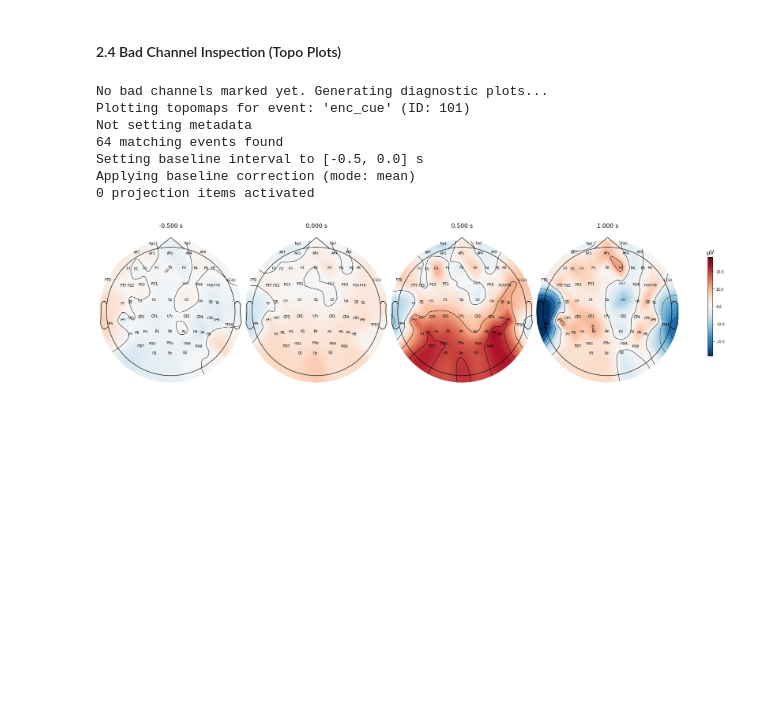
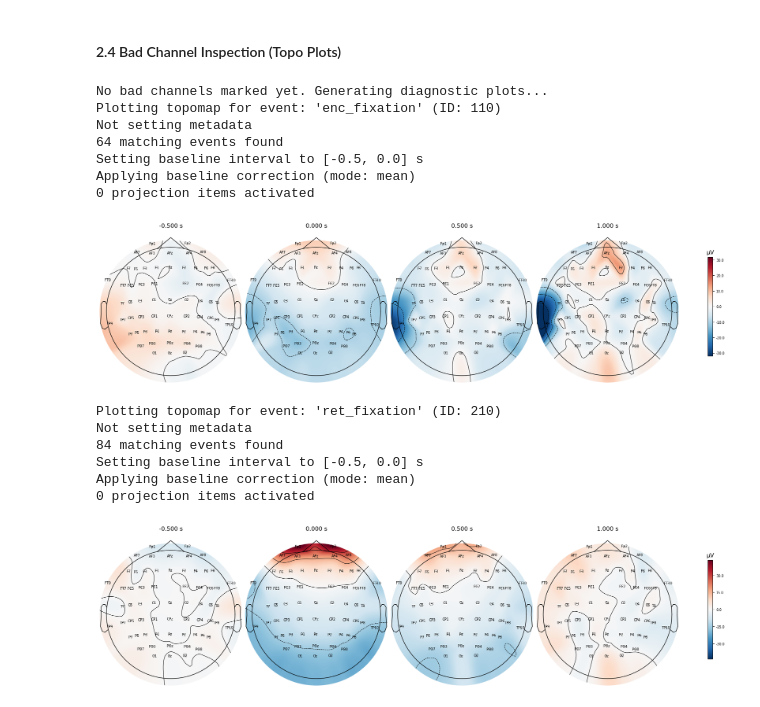
Before and after one commit to noah-mba/LOC_analysis, a Jupyter notebook: scripts/eeg/c_sanity_check_signal_marker_and_channels 2026_06_12.ipynb, the cells around one changed output. Drawn from its saved outputs; the diff is of its cells as text; code cells hidden in the pictures; blank space fills up the shorter version.

```diff
--- a/scripts/eeg/c_sanity_check_signal_marker_and_channels 2026_06_12.ipynb
+++ b/scripts/eeg/c_sanity_check_signal_marker_and_channels 2026_06_12.ipynb
@@ -100,56 +100,71 @@ raw_eeg.info['bads'] = []
 # %%
 # 1. Check if bads are already marked
 current_bads = raw_eeg.info['bads']
 
 if len(current_bads) > 0:
     print(f"Bad channels are already marked: {current_bads}")
     print("Skipping automatic visualization. (If you want to re-check, clear 'raw_eeg.info['bads']' first).")
 
 else:
     print("No bad channels marked yet. Generating diagnostic plots...")
 
-    # 2. Define the specific event we want to inspect
-    target_event_name = 'enc_fixation'
-    target_event_id = 110
+    # 2. Define both events as list of tuples: (name, id)
+    target_events = [
+        ('enc_fixation', 110),
+        ('ret_fixation', 210),
+    ]
 
-    # Re-extract events (just to be safe and ensure we have the latest)
-    events, event_dict = mne.events_from_annotations(
-        raw_eeg,
-        event_id={target_event_name: target_event_id}, # Verhindert den 10.000er Offset!
-        verbose=False
-    )
-    # Check if our target ID exists in the events
-    if target_event_id in events[:, 2]:
-        print(f"Plotting topomaps for event: '{target_event_name}' (ID: {target_event_id})")
+    for event_name, event_id in target_events:
 
-        # 3. Create Epochs for the specific event
+        # 3. Extract events for this specific event only
+        events, _ = mne.events_from_annotations(
+            raw_eeg,
+            event_id={event_name: event_id},
+            verbose=False
+        )
+
+        # 4. Check if the target ID exists
+        if event_id not in events[:, 2]:
+            print(f"Warning: Event ID {event_id} ('{event_name}') not found. Skipping.")
+            continue
+
+        print(f"Plotting topomap for event: '{event_name}' (ID: {event_id})")
+
+        # 5. Create Epochs
         epochs_viz = mne.Epochs(
             raw_eeg,
             events,
-            event_id={target_event_name: target_event_id},
+            event_id={event_name: event_id},
             tmin=-0.5, tmax=1,
             # baseline=(None, 0),
             # preload=True,
-            reject_by_annotation=True, # Exclude the muscle artifacts/breaks we just marked!
+            reject_by_annotation=True,
             # verbose=False
         )
 
-        # 4. Plot Topomap
+        # 6. Plot Topomap
         #    Look for "Red" or "Blue" spots that look completely different from neighbors
-        fig_topo = epochs_viz.average().plot_topomap(show_names=True, size=3)
-
-    else:
-        print(f"Error: Event ID {target_event_id} ('{target_event_name}') not found in the data.")
-        print(f"Available Event IDs: {np.unique(events[:, 2])}")
+        fig_topo = epochs_viz.average().plot_topomap(
+            show_names=True,
+            size=3,
+            nrows = 1  # Zur Unterscheidung
+        )
 # %% [output]
 No bad channels marked yet. Generating diagnostic plots...
-Plotting topomaps for event: 'enc_cue' (ID: 101)
+Plotting topomap for event: 'enc_fixation' (ID: 110)
 Not setting metadata
 64 matching events found
 Setting baseline interval to [-0.5, 0.0] s
 Applying baseline correction (mode: mean)
 0 projection items activated
-[figure, old version]
+[figure, new version]
+Plotting topomap for event: 'ret_fixation' (ID: 210)
+Not setting metadata
+84 matching events found
+Setting baseline interval to [-0.5, 0.0] s
+Applying baseline correction (mode: mean)
+0 projection items activated
+[figure, added]
 # %%
 # ---------------------------------------------------------
 # STEP 8: MARK BADS & VERIFY INTERPOLATION
```
Also changed, not shown: parts of 2 cells of this notebook, 2 other files.
